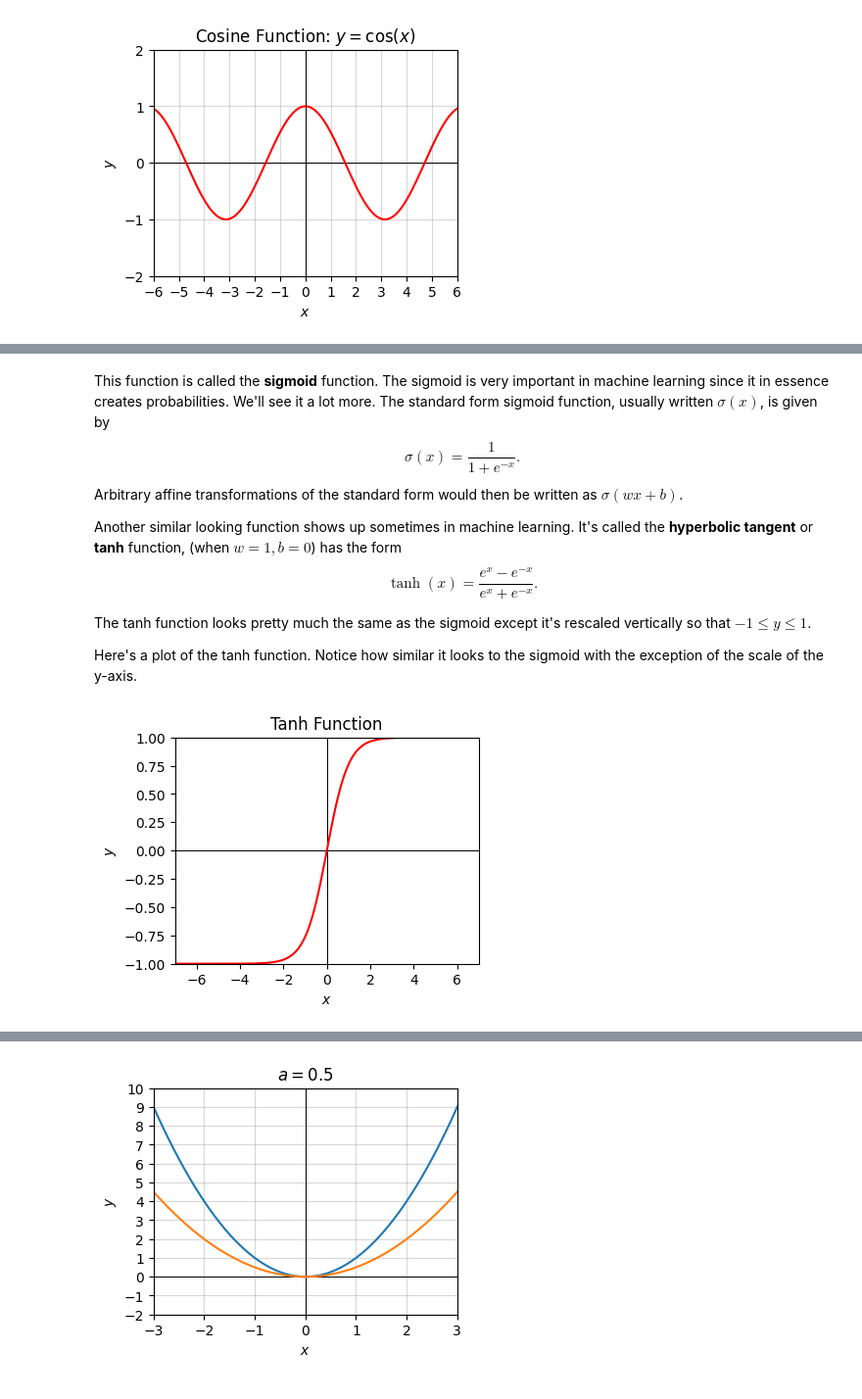
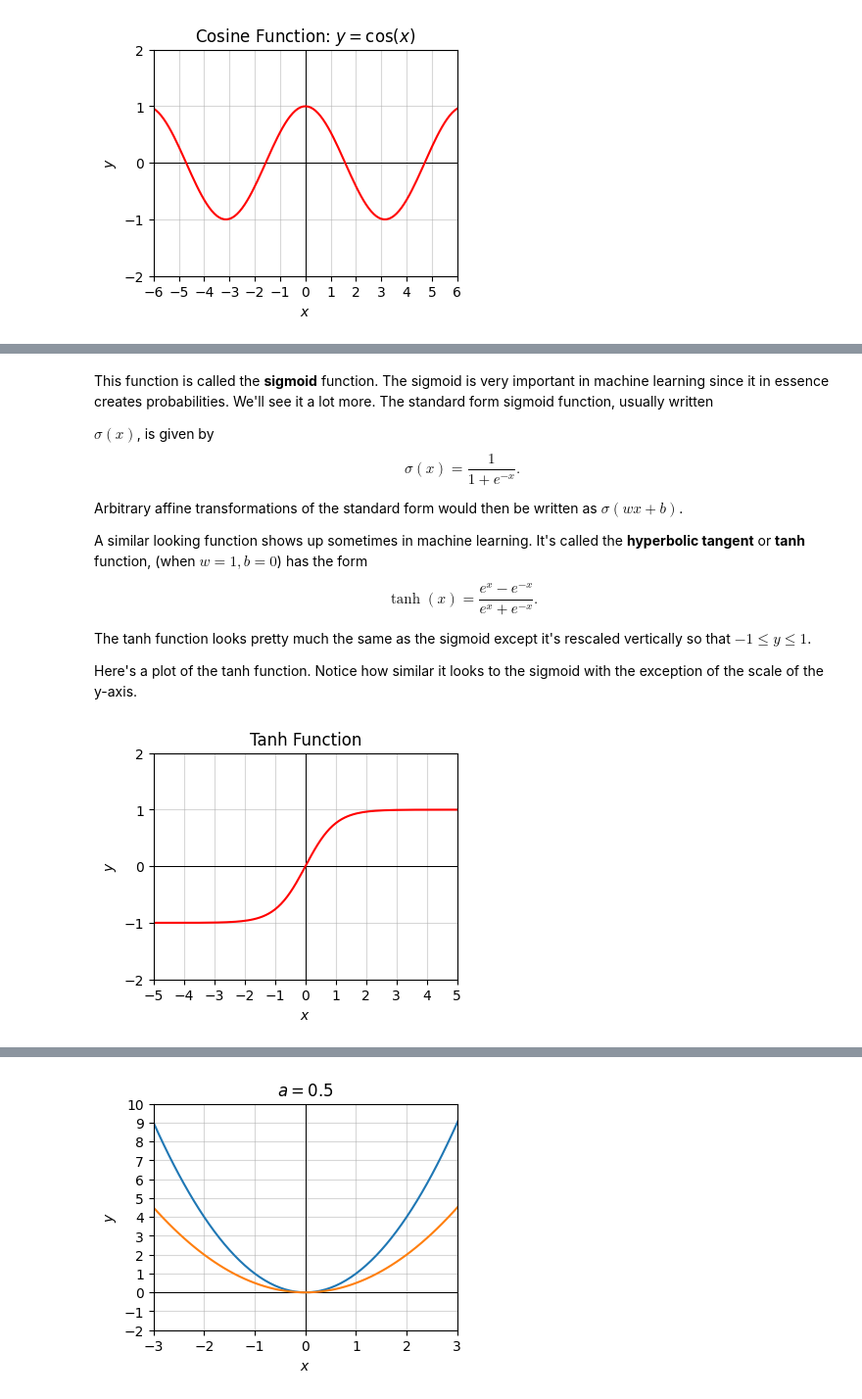
Before and after one commit to rkingery/ml-book, a Jupyter notebook: notebooks/basic-math.ipynb, the cells around one changed output, grey strips where cells are left out. Shown at 98% size. Saved outputs shown, nothing was run; the diff lists cells and outputs as text; code cells hidden in the pictures.

```diff
--- a/notebooks/basic-math.ipynb
+++ b/notebooks/basic-math.ipynb
@@ -418,8 +489,12 @@ plot_function(x, f, xlim=(-7, 7), ylim=(0, 1), show_grid=False, title='Sigmoid F
 # %% [markdown]
-This function is called the **sigmoid** function. The sigmoid is very important in machine learning since it in essence creates probabilities. We'll see it a lot more. The standard form sigmoid function, usually written $\sigma(x)$, is given by $$\sigma(x) = \frac{1}{1 + e^{-x}}.$$
+This function is called the **sigmoid** function. The sigmoid is very important in machine learning since it in essence creates probabilities. We'll see it a lot more. The standard form sigmoid function, usually written
+
+$\sigma(x)$, is given by $$\sigma(x) = \frac{1}{1 + e^{-x}}.$$
+
 Arbitrary affine transformations of the standard form would then be written as $\sigma(wx+b)$.
 
-Another similar looking function shows up sometimes in machine learning. It's called the **hyperbolic tangent** or **tanh** function, (when $w=1,b=0$) has the form
+A similar looking function shows up sometimes in machine learning. It's called the **hyperbolic tangent** or **tanh** function, (when $w=1,b=0$) has the form
+
 $$\tanh(x) = \frac{e^x - e^{-x}}{e^x + e^{-x}}.$$
 
 The tanh function looks pretty much the same as the sigmoid except it's rescaled vertically so that $-1 \leq y \leq 1$.
@@ -428,9 +503,9 @@ Here's a plot of the tanh function. Notice how similar it looks to the sigmoid w
 # %%
 x = np.arange(-10, 10, 0.1)
 f = lambda x: (np.exp(x) - np.exp(-x)) / (np.exp(x) + np.exp(-x))
-plot_function(x, f, xlim=(-7, 7), ylim=(-1, 1), show_grid=False, title='Tanh Function')
+plot_function(x, f, xlim=(-5, 5), ylim=(-2, 2), title='Tanh Function')
 # %% [output]
-[figure, old version]
+[figure, new version]
 # %% [markdown]
 ### Function Transformations
 
```
Also changed, not shown: parts of 25 cells of this notebook, 3 other files.
